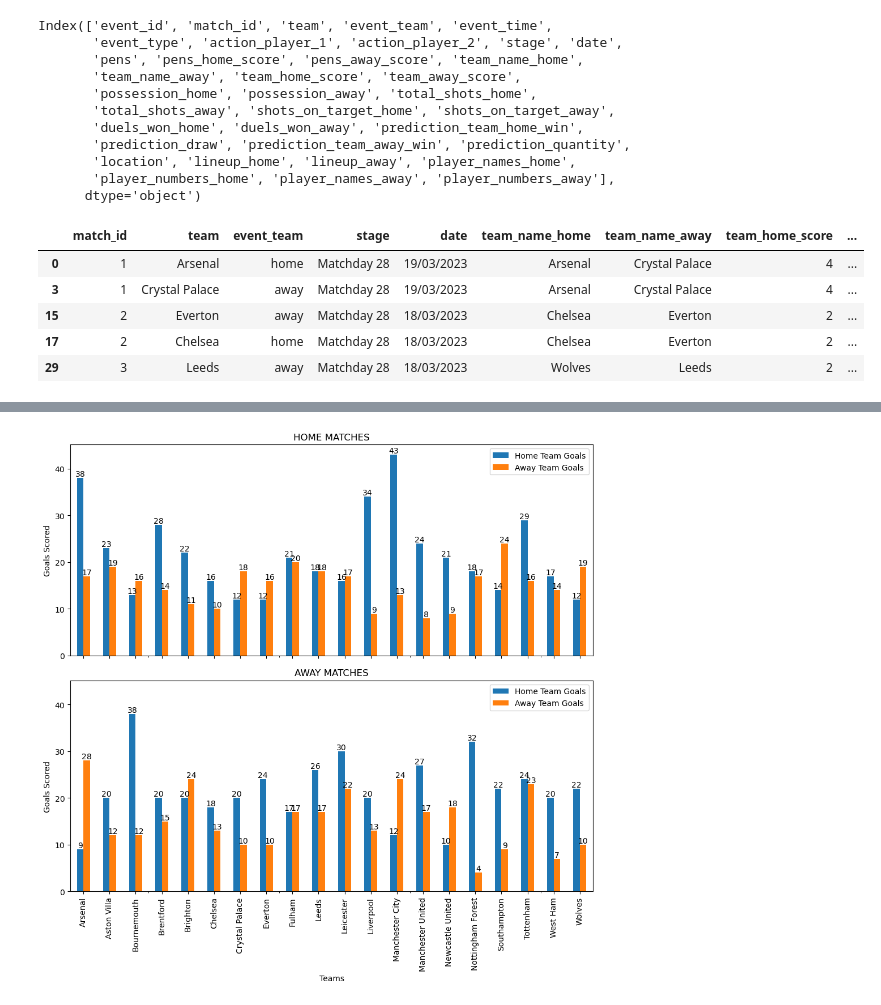
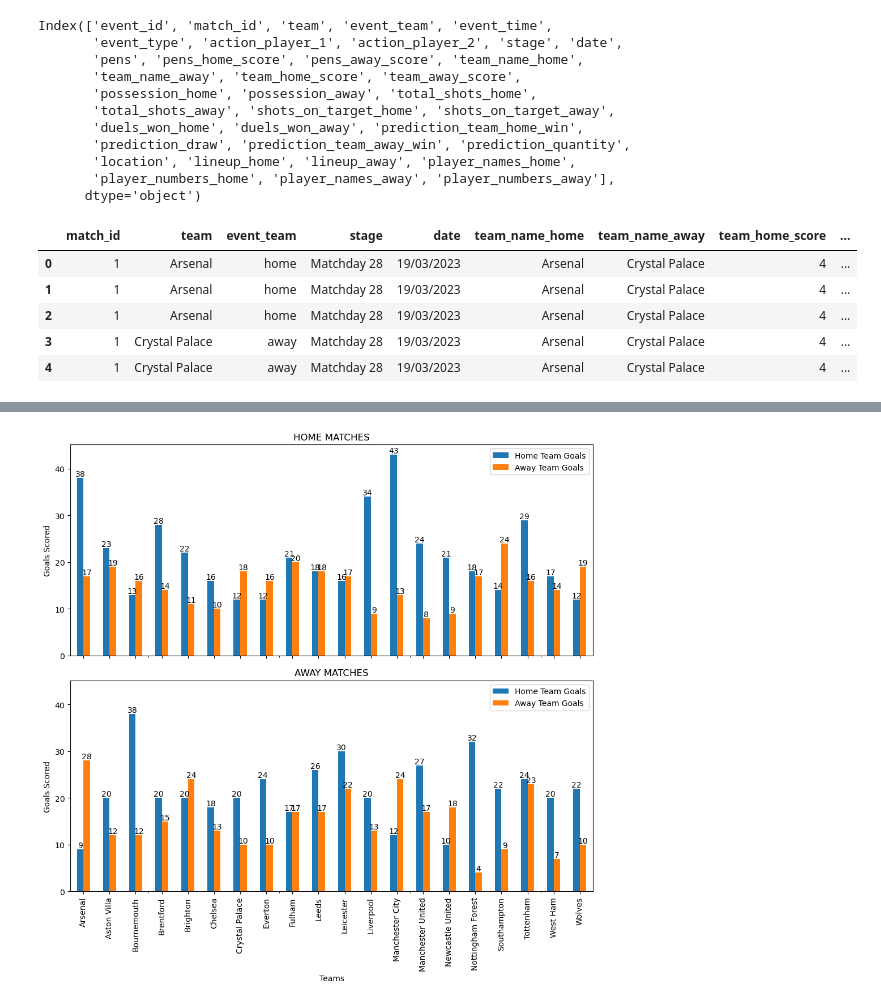
Before and after one commit to chikeibezim/premierleague-22-23, a Jupyter notebook: premier-league-analysis.ipynb, the cells around one changed output, grey strips where cells are left out. Drawn from its saved outputs; the diff is of its cells as text; code cells hidden in the pictures.

```diff
--- a/premier-league-analysis.ipynb
+++ b/premier-league-analysis.ipynb
@@ -106,18 +112,18 @@ Index(['event_id', 'match_id', 'team', 'event_team', 'event_time',
 # %%
 # Let's get some columns that we need for some analysis
 
 epl_matches_select = events_matches_df[['match_id', 'team', 'event_team','stage', 'date', 'team_name_home', 'team_name_away',
        'team_home_score', 'team_away_score', 'possession_home',
        'possession_away', 'total_shots_home', 'total_shots_away',
        'shots_on_target_home', 'shots_on_target_away', 'duels_won_home',
        'duels_won_away', 'prediction_team_home_win', 'prediction_draw',
        'prediction_team_away_win']]
 
-epl_matches_select.drop_duplicates().head()
+epl_matches_select.head()
 # %% [output]
 |  | match_id | team | event_team | stage | date | team_name_home | team_name_away | team_home_score | ... |
 | 0 | 1 | Arsenal | home | Matchday 28 | 19/03/2023 | Arsenal | Crystal Palace | 4 | ... |
+| 1 | 1 | Arsenal | home | Matchday 28 | 19/03/2023 | Arsenal | Crystal Palace | 4 | ... |
+| 2 | 1 | Arsenal | home | Matchday 28 | 19/03/2023 | Arsenal | Crystal Palace | 4 | ... |
 | 3 | 1 | Crystal Palace | away | Matchday 28 | 19/03/2023 | Arsenal | Crystal Palace | 4 | ... |
-| 15 | 2 | Everton | away | Matchday 28 | 18/03/2023 | Chelsea | Everton | 2 | ... |
-| 17 | 2 | Chelsea | home | Matchday 28 | 18/03/2023 | Chelsea | Everton | 2 | ... |
-| 29 | 3 | Leeds | away | Matchday 28 | 18/03/2023 | Wolves | Leeds | 2 | ... |
+| 4 | 1 | Crystal Palace | away | Matchday 28 | 19/03/2023 | Arsenal | Crystal Palace | 4 | ... |
```
Also changed, not shown: parts of 7 cells of this notebook.
